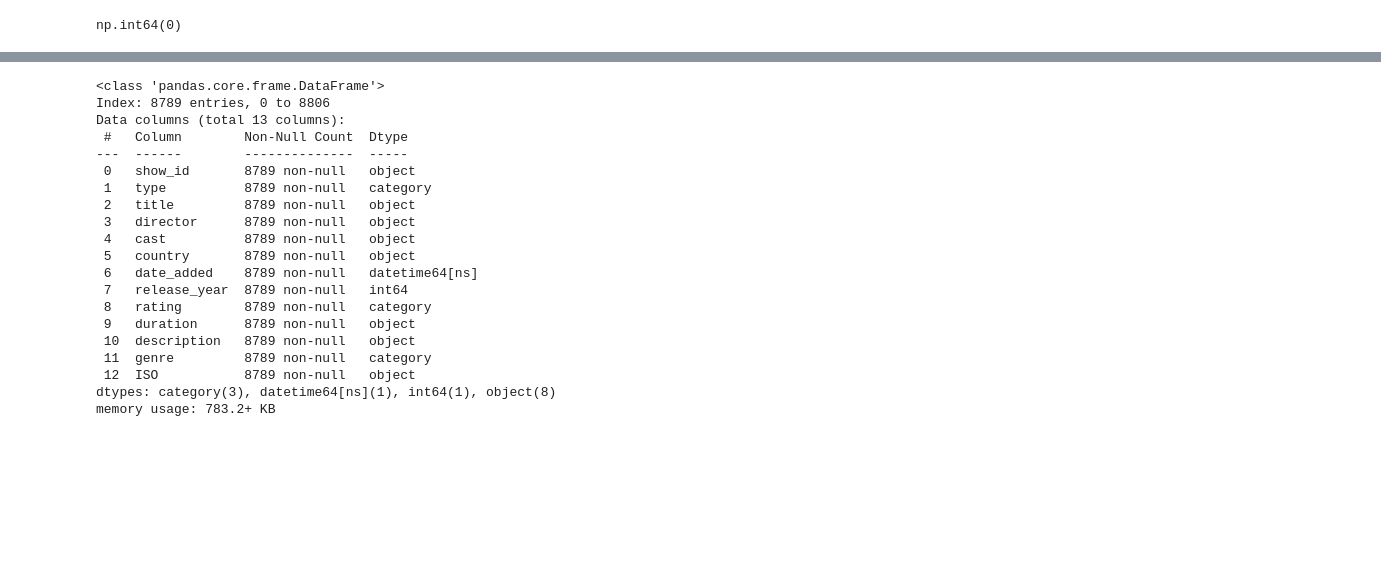
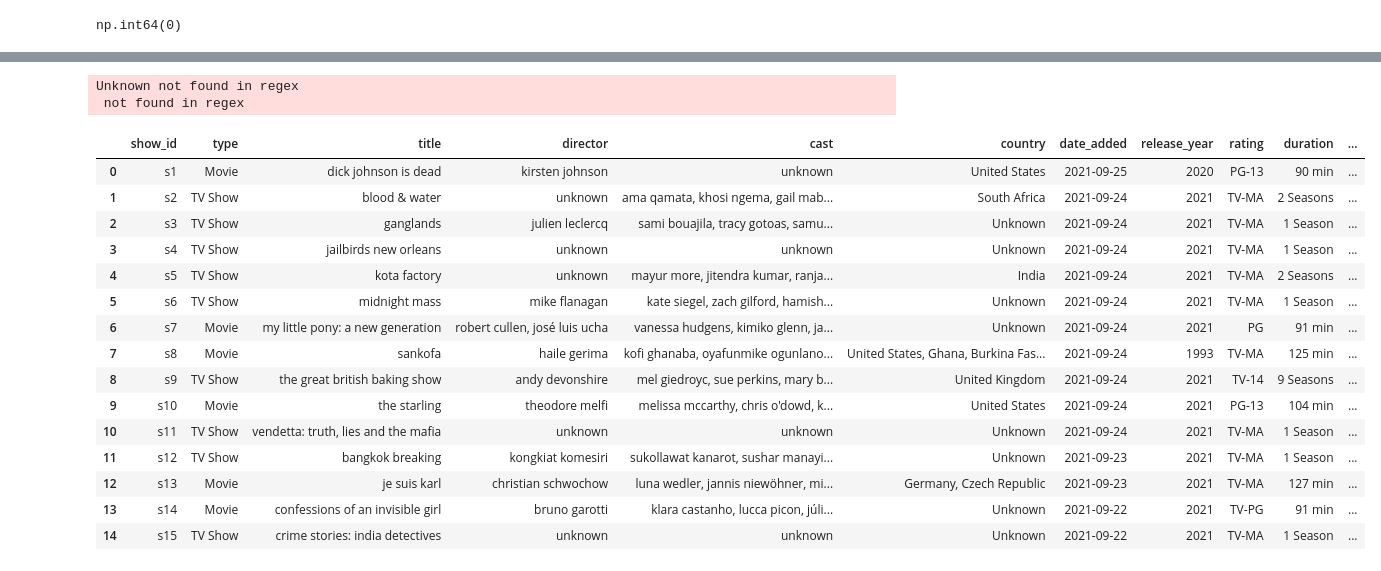
Before and after one commit to azialle/cine-series-global-distribution, a Jupyter notebook: notebooks/exploration.ipynb, the cells around one changed output, grey strips where cells are left out. Cells and saved outputs as stored; diff of their text form; code cells hidden in the pictures; blank space fills up the shorter version.

Commit message:
Refactor data pipeline to handle multi-country and multi-genres

```diff
--- a/notebooks/exploration.ipynb
+++ b/notebooks/exploration.ipynb
@@ -171,18 +141,5 @@ df.duplicated(subset=["title", "type"]).sum()
 # %% [output]
 np.int64(0)
 # %%
-df["genre"] = df["listed_in"].str.split(",").str[0].str.strip()
+df["genre"] = df["listed_in"].fillna("Unknown").str.strip()
 df = df.drop(columns=["listed_in"])
-# %%
-df["country"] = df["country"].str.split(",").str[0].str.strip()
-# %%
-cc = coco.CountryConverter()
-
-country_mapping = {
-    "Soviet Union": "Russia",
-    "West Germany": "Germany",
-    "East Germany": "Germany"
-}
-df["country"] = df["country"].replace(country_mapping)
-
-df["ISO"] = cc.pandas_convert(series=df["country"], to="ISO3", not_found=None)
@@ -206,3 +146,24 @@ df.head(10)
+# %%
+country_mapping = {
+    "Soviet Union": "Russia",
+    "West Germany": "Germany",
+    "East Germany": "Germany"
+}
+
+for old_name, new_name in country_mapping.items():
+    df["country"] = df["country"].str.replace(old_name, new_name, regex=False)
+
+df_temp = df.assign(country=df["country"].str.split(",")).explode("country")
+df_temp["country"] = df_temp["country"].str.strip()
+
+cc = coco.CountryConverter()
+df_temp["ISO"] = cc.pandas_convert(series=df_temp["country"], to="ISO3", not_found=None)
+
+df["ISO"] = df_temp.groupby(level=0)["ISO"].agg(", ".join)
+df["ISO"] = df["ISO"].replace("", "Unknown")
+# %% [output]
+Unknown not found in regex
+ not found in regex
 # %%
 df["type"] = df['type'].astype("category")
 df["rating"] = df["rating"].astype("category")
@@ -210,29 +171,25 @@ df["genre"] = df["genre"].astype("category")
 
 df["cast"] = df["cast"].str.lower().str.strip()
 df["director"] = df["director"].str.lower().str.strip()
-# %%
-df.info()
-# %% [output]
-<class 'pandas.core.frame.DataFrame'>
-Index: 8789 entries, 0 to 8806
-Data columns (total 13 columns):
- #   Column        Non-Null Count  Dtype
----  ------        --------------  -----
- 0   show_id       8789 non-null   object
- 1   type          8789 non-null   category
- 2   title         8789 non-null   object
- 3   director      8789 non-null   object
- 4   cast          8789 non-null   object
- 5   country       8789 non-null   object
- 6   date_added    8789 non-null   datetime64[ns]
- 7   release_year  8789 non-null   int64
- 8   rating        8789 non-null   category
- 9   duration      8789 non-null   object
- 10  description   8789 non-null   object
- 11  genre         8789 non-null   category
- 12  ISO           8789 non-null   object
-dtypes: category(3), datetime64[ns](1), int64(1), object(8)
-memory usage: 783.2+ KB
+# %%
+df.head(15)
+# %% [output]
+|  | show_id | type | title | director | cast | country | date_added | release_year | rating | duration | ... |
+| 0 | s1 | Movie | dick johnson is dead | kirsten johnson | unknown | United States | 2021-09-25 | 2020 | PG-13 | 90 min | ... |
+| 1 | s2 | TV Show | blood & water | unknown | ama qamata, khosi ngema, gail mab... | South Africa | 2021-09-24 | 2021 | TV-MA | 2 Seasons | ... |
+| 2 | s3 | TV Show | ganglands | julien leclercq | sami bouajila, tracy gotoas, samu... | Unknown | 2021-09-24 | 2021 | TV-MA | 1 Season | ... |
+| 3 | s4 | TV Show | jailbirds new orleans | unknown | unknown | Unknown | 2021-09-24 | 2021 | TV-MA | 1 Season | ... |
+| 4 | s5 | TV Show | kota factory | unknown | mayur more, jitendra kumar, ranja... | India | 2021-09-24 | 2021 | TV-MA | 2 Seasons | ... |
+| 5 | s6 | TV Show | midnight mass | mike flanagan | kate siegel, zach gilford, hamish... | Unknown | 2021-09-24 | 2021 | TV-MA | 1 Season | ... |
+| 6 | s7 | Movie | my little pony: a new generation | robert cullen, josé luis ucha | vanessa hudgens, kimiko glenn, ja... | Unknown | 2021-09-24 | 2021 | PG | 91 min | ... |
+| 7 | s8 | Movie | sankofa | haile gerima | kofi ghanaba, oyafunmike ogunlano... | United States, Ghana, Burkina Fas... | 2021-09-24 | 1993 | TV-MA | 125 min | ... |
+| 8 | s9 | TV Show | the great british baking show | andy devonshire | mel giedroyc, sue perkins, mary b... | United Kingdom | 2021-09-24 | 2021 | TV-14 | 9 Seasons | ... |
+| 9 | s10 | Movie | the starling | theodore melfi | melissa mccarthy, chris o'dowd, k... | United States | 2021-09-24 | 2021 | PG-13 | 104 min | ... |
+| 10 | s11 | TV Show | vendetta: truth, lies and the mafia | unknown | unknown | Unknown | 2021-09-24 | 2021 | TV-MA | 1 Season | ... |
+| 11 | s12 | TV Show | bangkok breaking | kongkiat komesiri | sukollawat kanarot, sushar manayi... | Unknown | 2021-09-23 | 2021 | TV-MA | 1 Season | ... |
+| 12 | s13 | Movie | je suis karl | christian schwochow | luna wedler, jannis niewöhner, mi... | Germany, Czech Republic | 2021-09-23 | 2021 | TV-MA | 127 min | ... |
+| 13 | s14 | Movie | confessions of an invisible girl | bruno garotti | klara castanho, lucca picon, júli... | Unknown | 2021-09-22 | 2021 | TV-PG | 91 min | ... |
+| 14 | s15 | TV Show | crime stories: india detectives | unknown | unknown | Unknown | 2021-09-22 | 2021 | TV-MA | 1 Season | ... |
 # %%
 os.makedirs("../data/processed", exist_ok=True)
 df.to_csv("../data/processed/netflix_titles_cleaned.csv", index=False)
```
Also changed, not shown: parts of 5 cells of this notebook, 1 other file.
